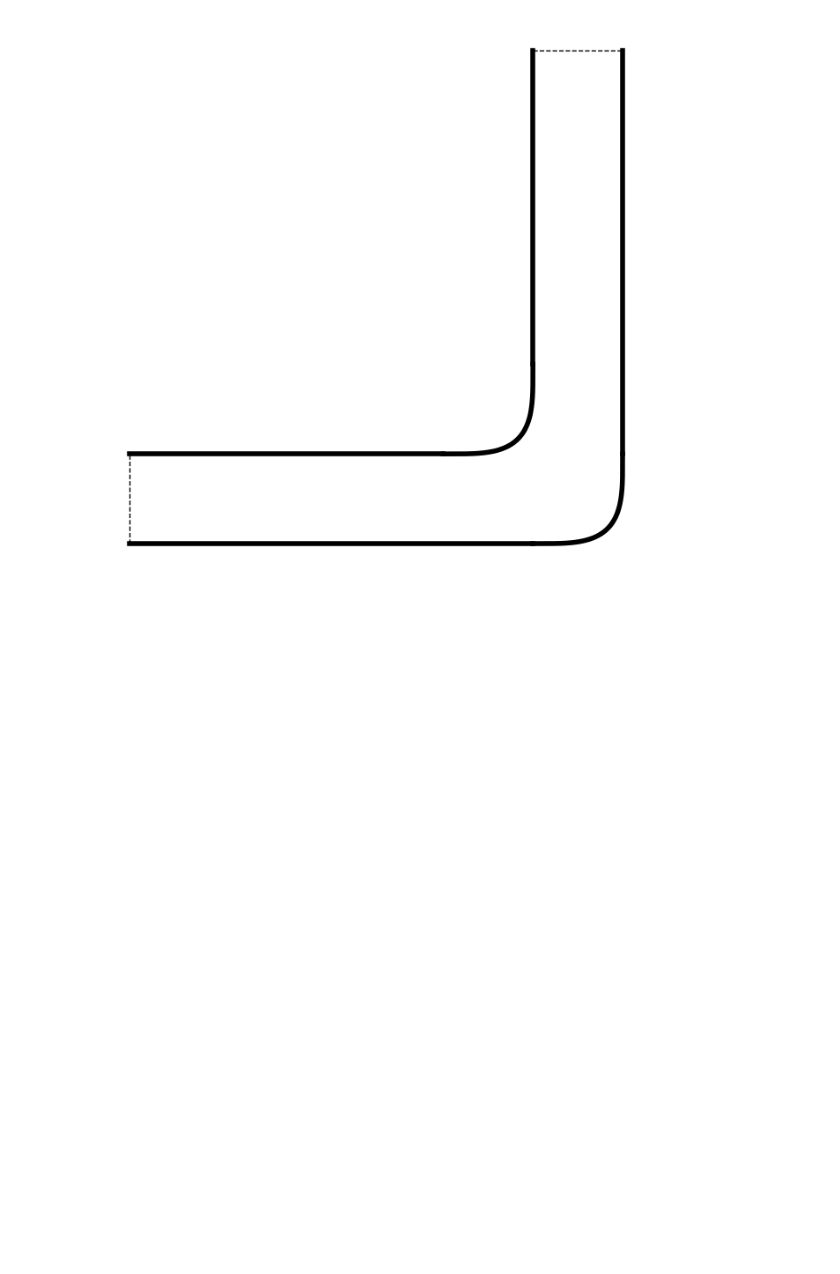
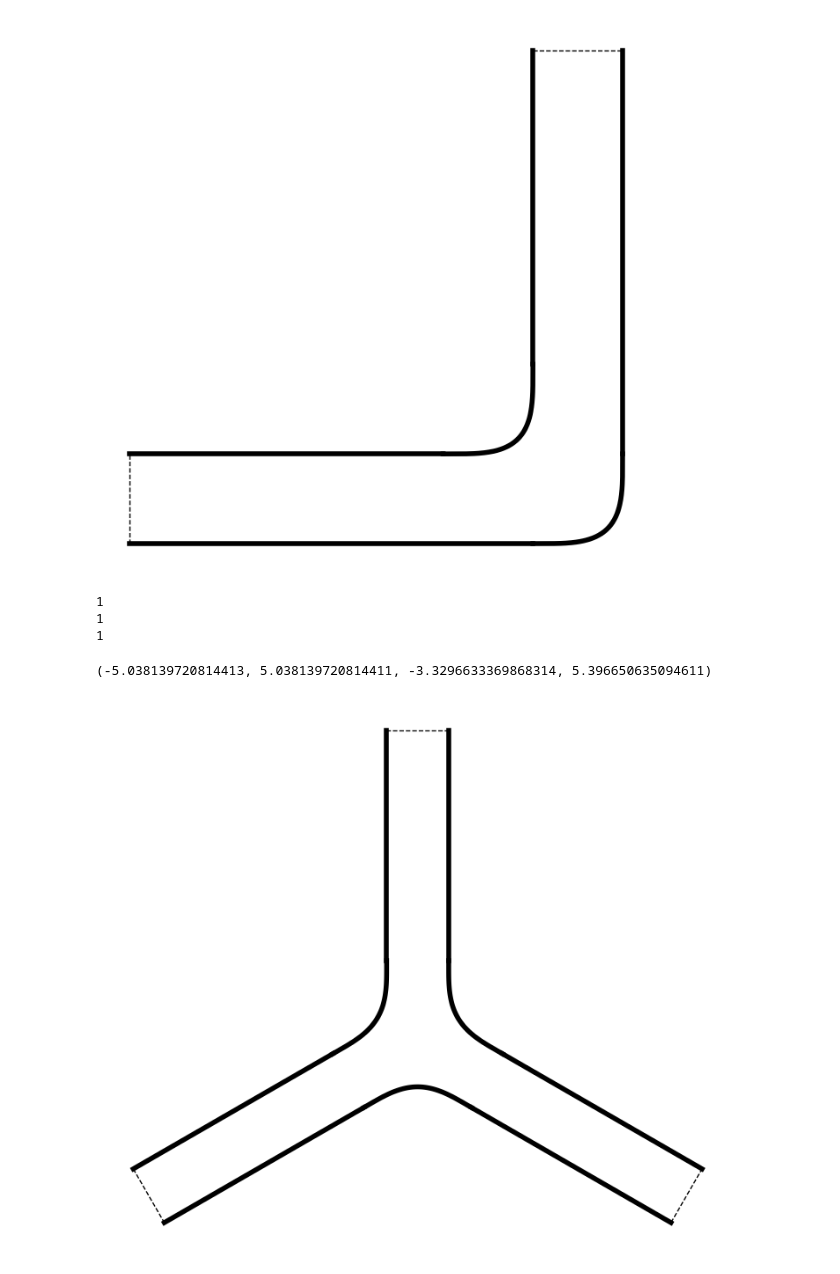
Before and after one commit to WangHaiYang874/stokes2d, a Jupyter notebook: exp7/parts.ipynb, the cells around one changed output. Saved outputs shown, nothing was run; the diff lists cells and outputs as text; code cells hidden in the pictures; blank space fills up the shorter version.

```diff
--- a/exp7/parts.ipynb
+++ b/exp7/parts.ipynb
@@ -41,3 +41,29 @@ ax.axis('off')
 1
 (-5.275, 0.775, -0.775, 5.275)
 [figure]
+# %%
+root_of_unity = np.exp(2*np.pi*1j/3)
+original = 5j
+l1 = [original.real,original.imag]
+l2 = [(root_of_unity*original).real,(root_of_unity*original).imag]
+l3 = [(root_of_unity**2*original).real,(root_of_unity**2*original).imag]
+ls = np.array([l1,l2,l3])
+
+np.arctan2(ls[:,1],ls[:,0])
+
+rs = np.array([0.5,0.5,0.5])
+
+tri_pipe = NLets(np.array([l1,l2,l3]),rs,corner_size=1)
+tri_pipe.build_geometry(required_tol=1e-3)
+tri_pipe = RealPipe(tri_pipe)
+
+fig,ax = plt.subplots()
+tri_pipe.plot_plyg_bdr(ax, color='k')
+ax.set_aspect('equal')
+ax.axis('off')
+# %% [output]
+1
+1
+1
+(-5.038139720814413, 5.038139720814411, -3.3296633369868314, 5.396650635094611)
+[figure, added]
```
Also changed, not shown: parts of 5 cells of this notebook, 37 other files.
